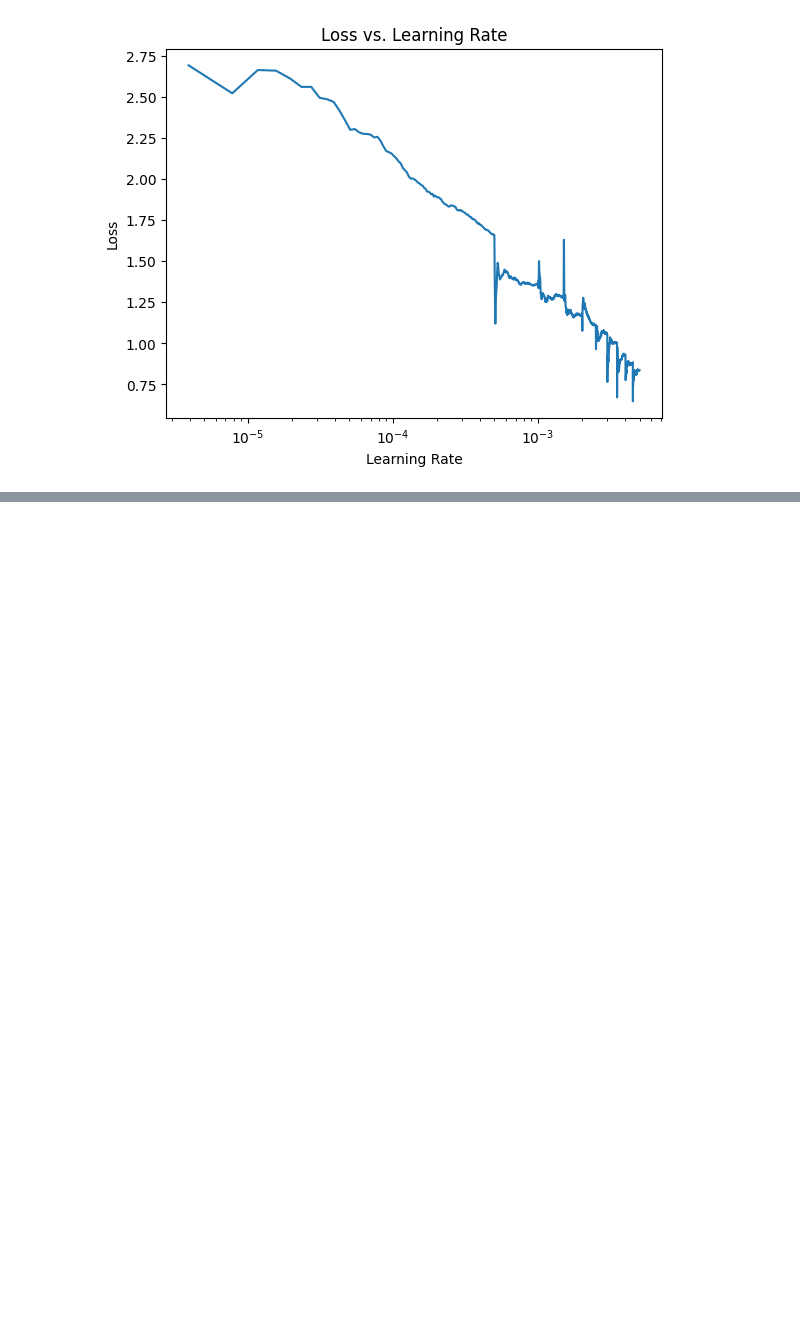
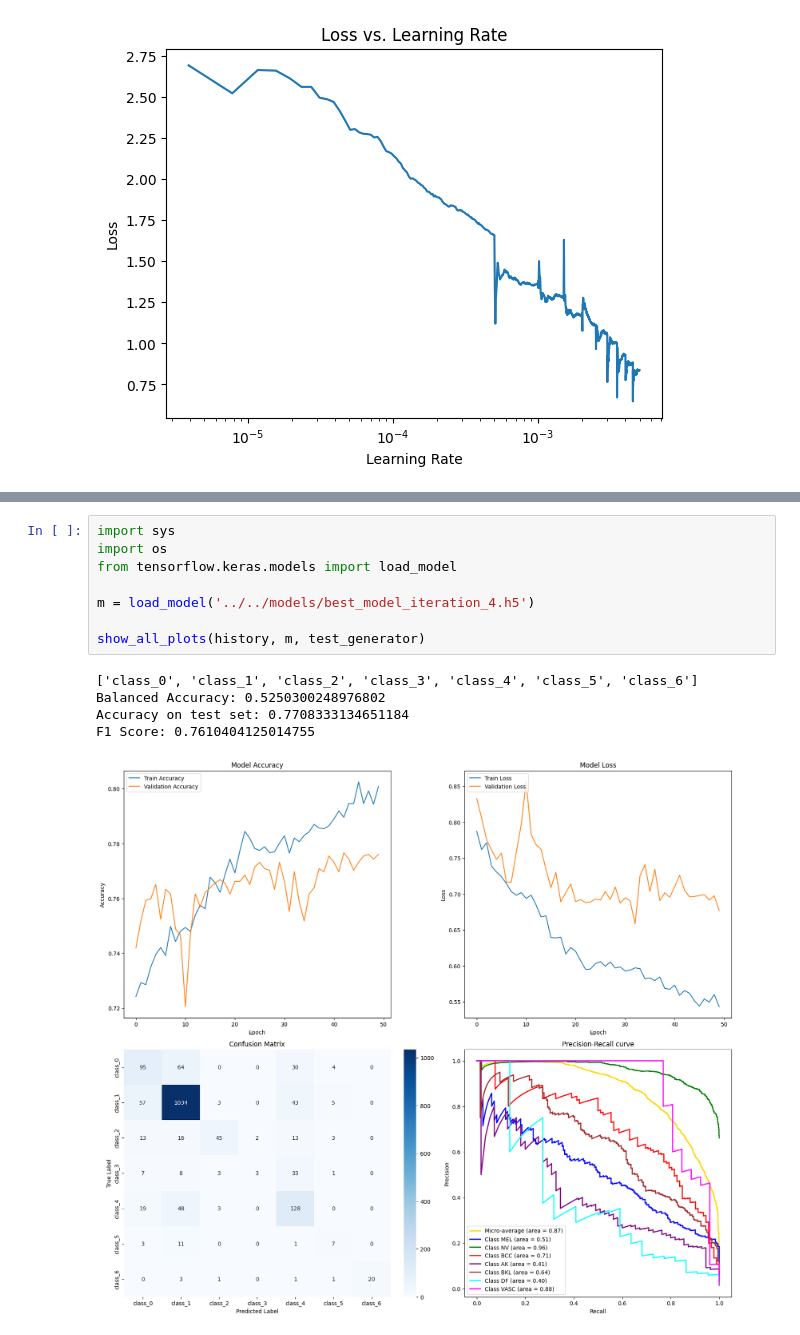
Before and after one commit to renemartensen/Classification-of-Skin-Lesions, a Jupyter notebook: iteration_notebooks/iteration_4/Iteration_4.ipynb, the cells around one changed output, grey strips where cells are left out. Drawn from its saved outputs; the diff is of its cells as text; blank space fills up the shorter version.

Commit message:
iteration 4 done

```diff
--- a/iteration_notebooks/iteration_4/Iteration_4.ipynb
+++ b/iteration_notebooks/iteration_4/Iteration_4.ipynb
@@ -667,0 +670,14 @@ Epoch 7/50
+# %%
+import sys
+import os
+from tensorflow.keras.models import load_model
+
+m = load_model('../../models/best_model_iteration_4.h5')
+
+show_all_plots(history, m, test_generator)
+# %% [output]
+['class_0', 'class_1', 'class_2', 'class_3', 'class_4', 'class_5', 'class_6']
+Balanced Accuracy: 0.5250300248976802
+Accuracy on test set: 0.7708333134651184
+F1 Score: 0.7610404125014755
+[figure, added]
```
Also changed, not shown: parts of 2 cells of this notebook, 4 other files.
